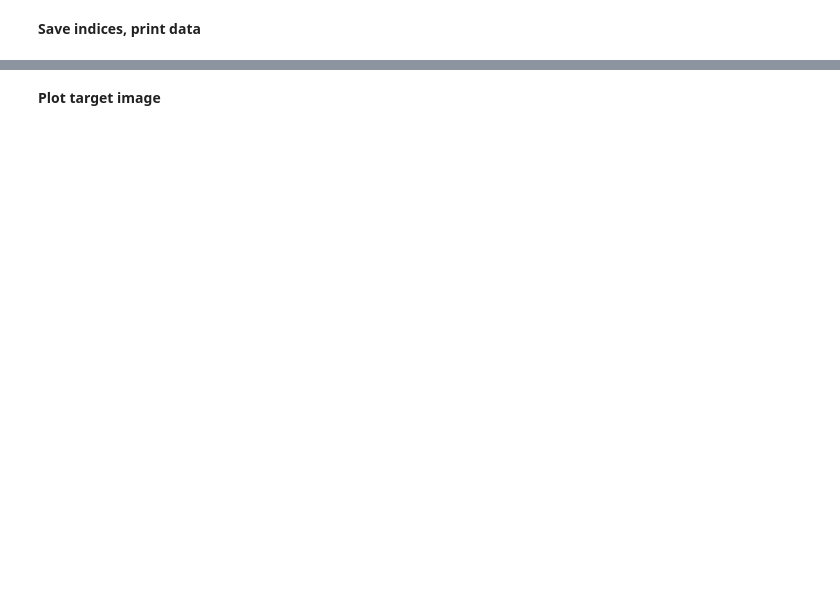
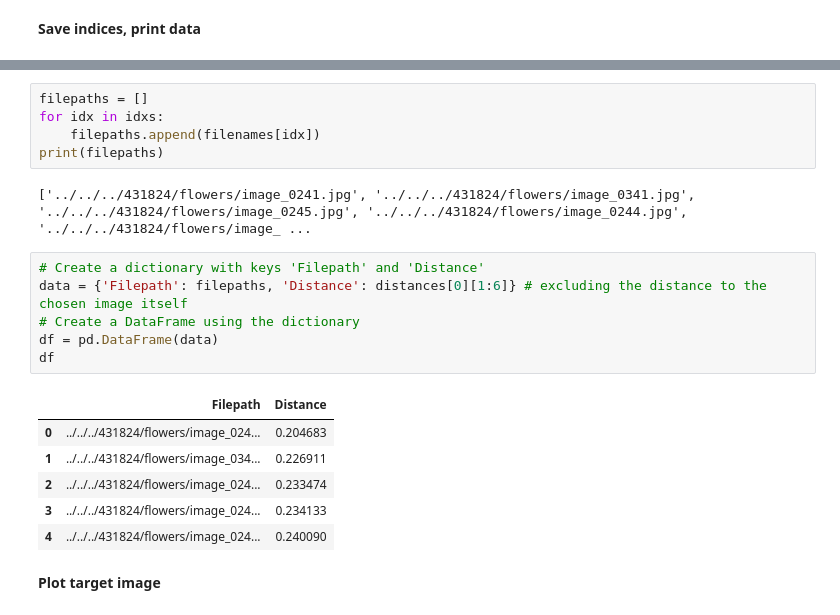
Before and after one commit to Augustseverinandersen/cds-visual, a Jupyter notebook: nbs/session10_inclass_auan.ipynb, the cells around one changed output, grey strips where cells are left out. Saved outputs shown, nothing was run; the diff lists cells and outputs as text; blank space fills up the shorter version.

```diff
--- a/nbs/session10_inclass_auan.ipynb
+++ b/nbs/session10_inclass_auan.ipynb
@@ -124,2 +118,22 @@ for i in range(1,6):
+# %%
+filepaths = []
+for idx in idxs:
+    filepaths.append(filenames[idx])
+print(filepaths)
+# %% [output]
+['../../../431824/flowers/image_0241.jpg', '../../../431824/flowers/image_0341.jpg', '../../../431824/flowers/image_0245.jpg', '../../../431824/flowers/image_0244.jpg', '../../../431824/flowers/image_ ...
+# %%
+# Create a dictionary with keys 'Filepath' and 'Distance'
+data = {'Filepath': filepaths, 'Distance': distances[0][1:6]} # excluding the distance to the chosen image itself
+# Create a DataFrame using the dictionary
+df = pd.DataFrame(data)
+df
+# %% [output]
+|  | Filepath | Distance |
+| 0 | ../../../431824/flowers/image_024... | 0.204683 |
+| 1 | ../../../431824/flowers/image_034... | 0.226911 |
+| 2 | ../../../431824/flowers/image_024... | 0.233474 |
+| 3 | ../../../431824/flowers/image_024... | 0.234133 |
+| 4 | ../../../431824/flowers/image_024... | 0.240090 |
 # %% [markdown]
 __Plot target image__
```
Also changed, not shown: parts of 12 cells of this notebook.
